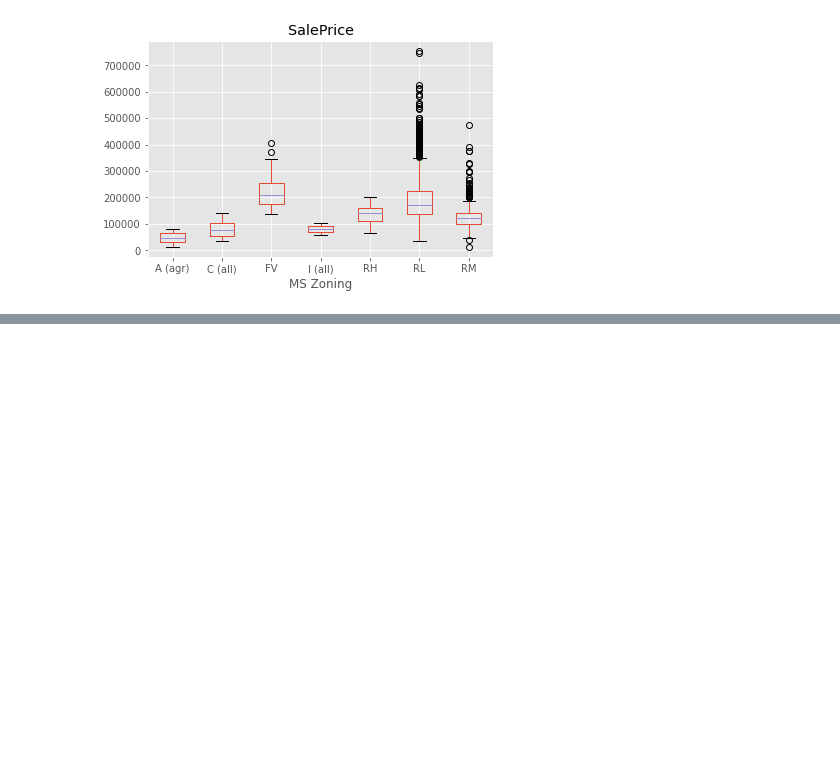
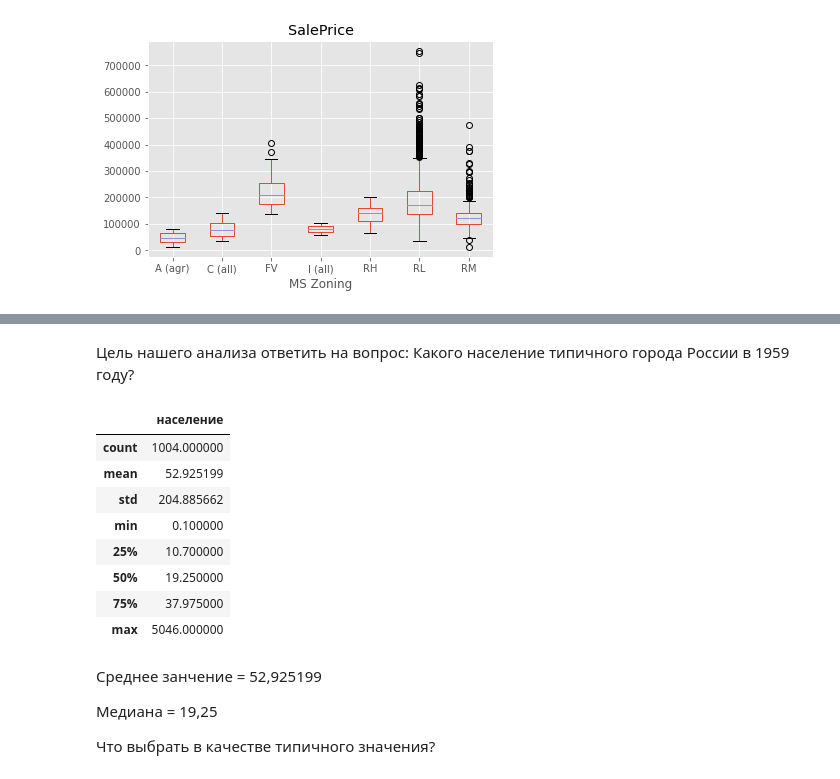
Before and after one commit to katrin2202/ML-in-forecasting-tasks, a Jupyter notebook: доклад8_12.ipynb, the cells around one changed output, grey strips where cells are left out. Saved outputs shown, nothing was run; the diff lists cells and outputs as text; code cells hidden in the pictures; blank space fills up the shorter version.

```diff
--- a/доклад8_12.ipynb
+++ b/доклад8_12.ipynb
@@ -148,0 +225,22 @@ import seaborn as sns
+# %% [markdown]
+Цель нашего анализа ответить на вопрос:
+Какого население типичного города России в 1959 году?
+# %%
+#@title Обязательная статистика
+town.describe()
+# %% [output]
+|  | население |
+| count | 1004.000000 |
+| mean | 52.925199 |
+| std | 204.885662 |
+| min | 0.100000 |
+| 25% | 10.700000 |
+| 50% | 19.250000 |
+| 75% | 37.975000 |
+| max | 5046.000000 |
+# %% [markdown]
+Среднее занчение = 52,925199
+
+Медиана = 19,25
+
+Что выбрать в качестве типичного значения?
```
Also changed, not shown: parts of 15 cells of this notebook.
